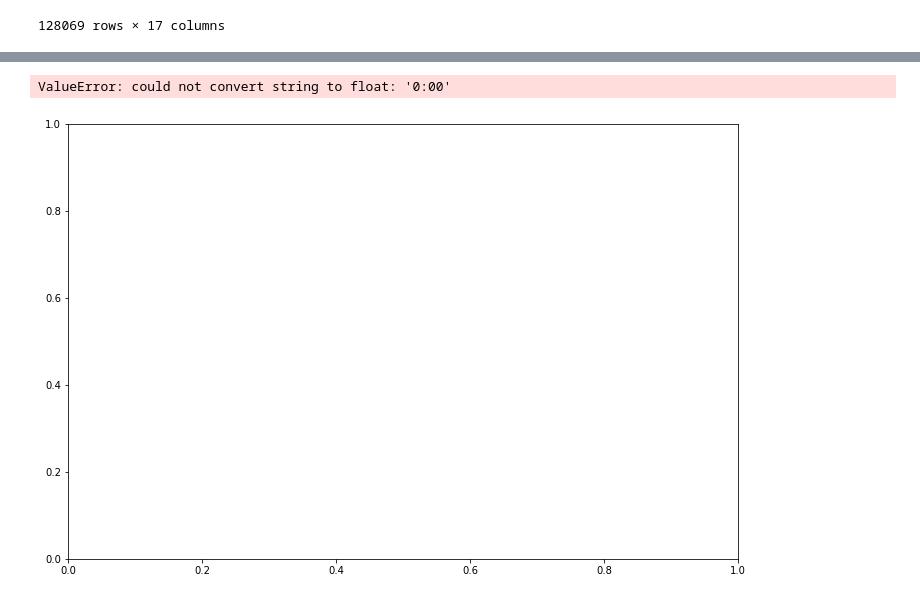
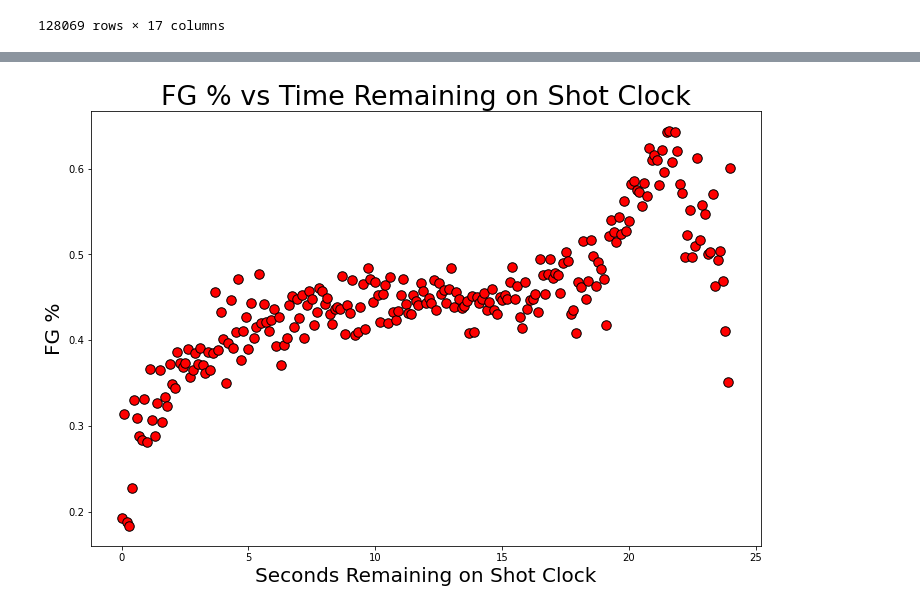
Before and after one commit to briennecole/NBA_Shot_Analysis, a Jupyter notebook: NBA_exploratory_analysis_Pete.ipynb, the cells around one changed output, grey strips where cells are left out. Saved outputs shown, nothing was run; the diff lists cells and outputs as text; code cells hidden in the pictures.

Commit message:
added graphs

```diff
--- a/NBA_exploratory_analysis_Pete.ipynb
+++ b/NBA_exploratory_analysis_Pete.ipynb
@@ -71,7 +72,7 @@ cleaned_df.rename(columns={"player_name": "PLAYER_NAME",
 128069 rows × 17 columns
 # %%
 #convert all NaN in Shot_clock category to game_clock
-cleaned_df["SHOT_CLOCK"].fillna(cleaned_df["GAME_CLOCK"], inplace=True)
+# cleaned_df["SHOT_CLOCK"].fillna(cleaned_df["GAME_CLOCK"], inplace=True)
 cleaned_df
 # %% [output]
 |  | GAME_ID | W | FINAL_MARGIN | SHOT_NUMBER | PERIOD | GAME_CLOCK | SHOT_CLOCK | SHOT_DIST | PTS_TYPE | ... |
@@ -132,0 +186,20 @@ cleaned_df.to_csv("Resources/Final_nba_df.csv")
+# %%
+# find all the different timepoints
+shot_clock_timepoints = cleaned_df.groupby(["SHOT_CLOCK"])
+shot_clock_remaining = shot_clock_timepoints["SHOT_CLOCK"].unique()
+# calculate number of shots at each timepoint
+shot_clock_shots = shot_clock_timepoints["SHOT_CLOCK"].count()
+# calculate number of shots made at each timepoint
+shots_made = shot_clock_timepoints["FGM"].sum()
+# calculate FG % at each timepoint
+fg_percent = shots_made / shot_clock_shots
+
+# make a new dataframe for graphing
+graph_df = pd.DataFrame({
+    "Shot Clock": shot_clock_remaining,
+    "FG Attempts": shot_clock_shots,
+    "FGs Made": shots_made,
+    "FG%": fg_percent
+})
+
+graph_df
@@ -133,15 +221,13 @@ cleaned_df.to_csv("Resources/Final_nba_df.csv")
 # %%
 fig1, ax1 = plt.subplots(figsize=(12, 8))
-plt.scatter(cleaned_df["SHOT_CLOCK"], cleaned_df["FGM"],
-            marker="o", s=90, c="r", edgecolor="k")
-
+plt.scatter(graph_df["Shot Clock"], graph_df["FG%"], marker="o", s=90, c="r", edgecolor="k")
+# plt.invert_xaxis()
 # add labels for readability
 plt.title("FG % vs Time Remaining on Shot Clock", fontsize=27)
-plt.xlabel("Time left on shot clock", fontsize=20)
+plt.xlabel("Seconds Remaining on Shot Clock", fontsize=20)
 plt.ylabel("FG %", fontsize=20)
 
 plt.show()
 # %% [output]
-ValueError: could not convert string to float: '0:00'
-[figure, old version]
+[figure, new version]
 # %%
```
Also changed, not shown: parts of 14 cells of this notebook.
